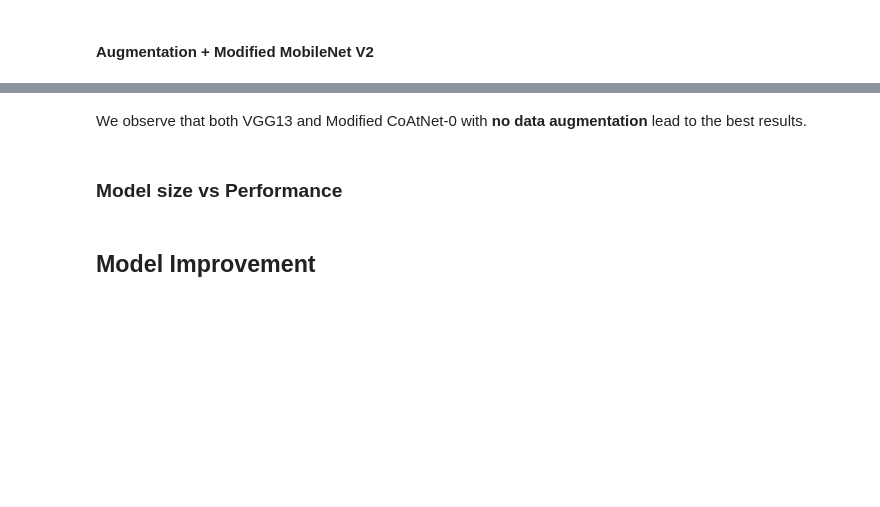
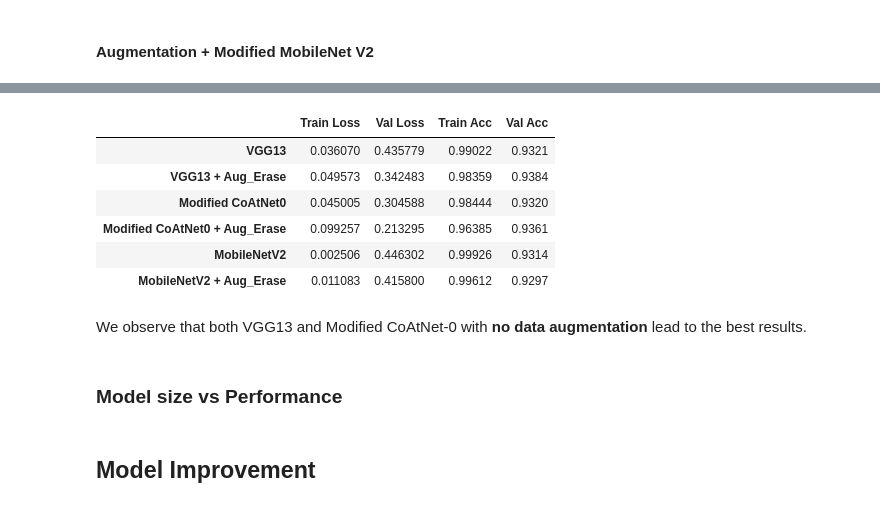
Before and after one commit to kenJPG/Fashion-MNIST, a Jupyter notebook: fashion_mnist.ipynb, the cells around one changed output, grey strips where cells are left out. Saved outputs shown, nothing was run; the diff lists cells and outputs as text; code cells hidden in the pictures; blank space fills up the shorter version.

```diff
--- a/fashion_mnist.ipynb
+++ b/fashion_mnist.ipynb
@@ -1020,8 +1084,7 @@ if not MODEL_DEBUG:
             return logits
 
         def forward(self, x):
-            logits = self.get_logits(x)
-            return nn.functional.softmax(logits, dim=1)
+            return self.get_logits(x)
 # %%
 if not MODEL_DEBUG:
 	trainer.train_model(
@@ -1354,13 +1503,15 @@ class VGG13(nn.Module):
 	def __repr__(self):
 		return "VGG13"
 # %%
+trainer = Trainer(nn.CrossEntropyLoss)
+
 if not MODEL_DEBUG:
 	trainer.train_model(
 		'VGG13', VGG13, # model
-		optim.Adam, {'lr': 1e-3 * (GPU_COUNT) ** 0.5, 'weight_decay': 1e-5}, # optimizer
+		optim.Adam, {'lr': 1e-3 * (GPU_COUNT ** 0.5), 'weight_decay': 1e-5}, # optimizer
 		train_data, # data
 		early_stopping = CustomEarlyStopping(patience = 15),
-		verbose=False
+		verbose=True,
 	)
 	trainer.archive('VGG13')
 	display(trainer.history)
@@ -1730,9 +1923,10 @@ if not MODEL_DEBUG:
 	trainer.train_model(
 		'MobileNetV2 + Aug_Erase', MobileNetV2, # model
 		optim.Adam, {'lr': 1e-3 * (GPU_COUNT) ** 0.5, 'weight_decay': 1e-5}, # optimizer
-		train_data, # data
+		train_augmented_erase, # data
 		early_stopping = CustomEarlyStopping(patience = 15),
 		verbose=True
 	)
 	trainer.archive('MobileNetV2 + Aug_Erase')
 	display(trainer.history)
+# %% [output]
@@ -1739,3 +1950,10 @@ if not MODEL_DEBUG:
+|  | Train Loss | Val Loss | Train Acc | Val Acc |
+| VGG13 | 0.036070 | 0.435779 | 0.99022 | 0.9321 |
+| VGG13 + Aug_Erase | 0.049573 | 0.342483 | 0.98359 | 0.9384 |
+| Modified CoAtNet0 | 0.045005 | 0.304588 | 0.98444 | 0.9320 |
+| Modified CoAtNet0 + Aug_Erase | 0.099257 | 0.213295 | 0.96385 | 0.9361 |
+| MobileNetV2 | 0.002506 | 0.446302 | 0.99926 | 0.9314 |
+| MobileNetV2 + Aug_Erase | 0.011083 | 0.415800 | 0.99612 | 0.9297 |
 # %% [markdown]
 We observe that both VGG13 and Modified CoAtNet-0 with <strong>no data augmentation</strong> lead to the best results.
 # %% [markdown]
```
Also changed, not shown: parts of 50 cells of this notebook, 17 other files.
